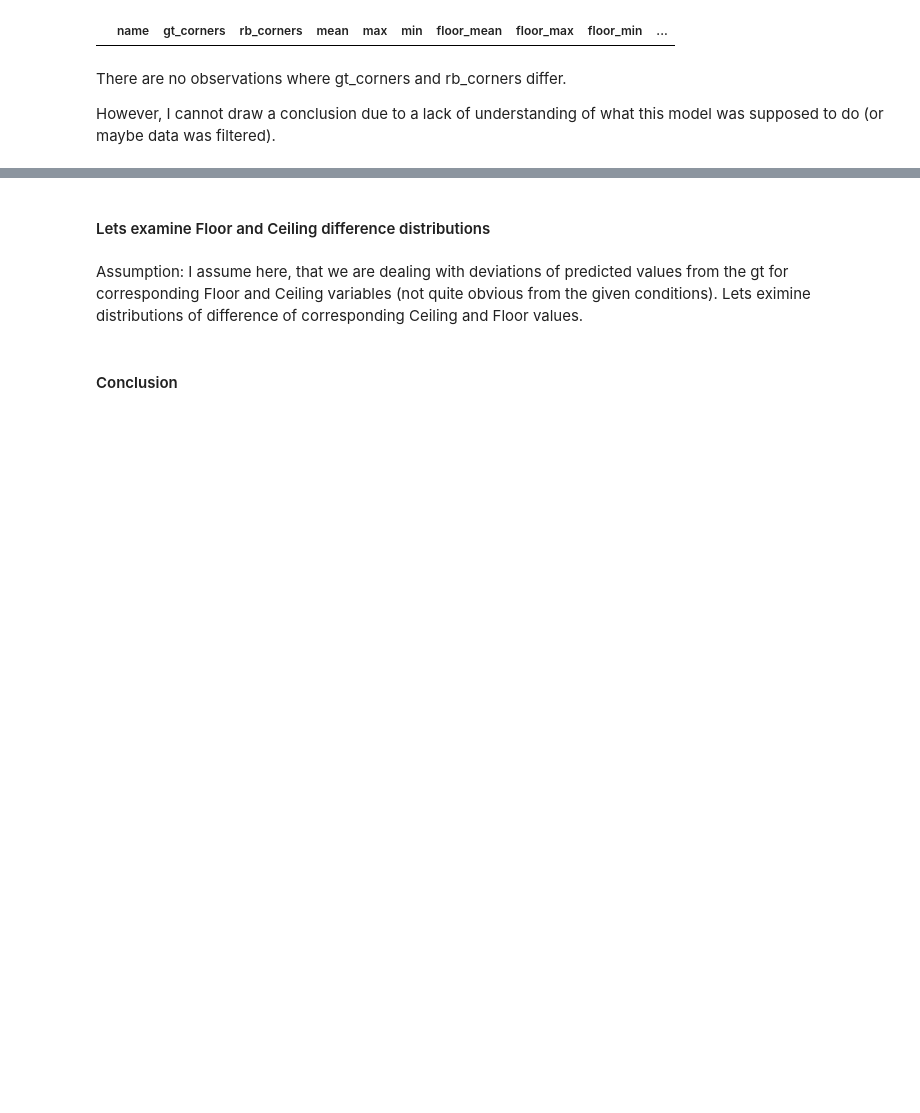
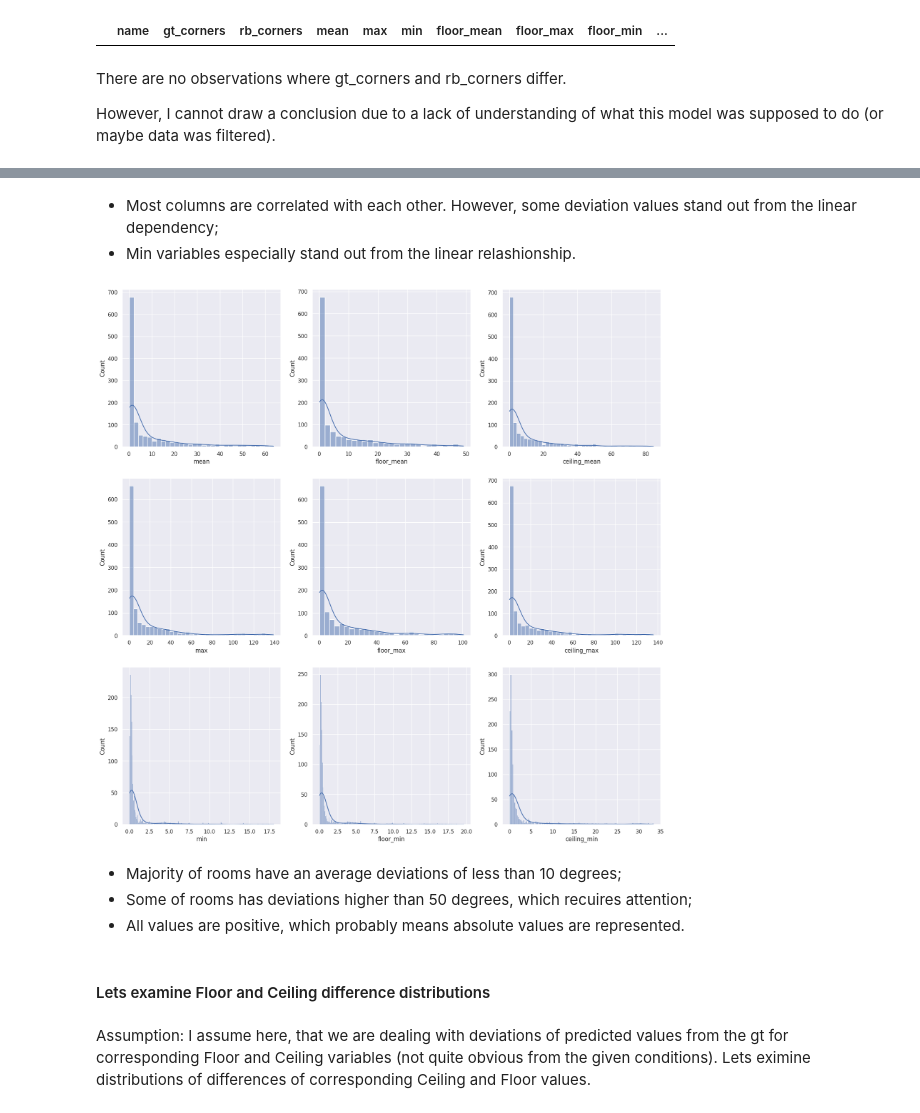
Before and after one commit to angr1it/Docusketch-test, a Jupyter notebook: Notebook.ipynb, the cells around one changed output, grey strips where cells are left out. Saved outputs shown, nothing was run; the diff lists cells and outputs as text; code cells hidden in the pictures; blank space fills up the shorter version.

```diff
--- a/Notebook.ipynb
+++ b/Notebook.ipynb
@@ -31,4 +41,15 @@ However, I cannot draw a conclusion due to a lack of understanding of what this
+# %% [markdown]
+- Most columns are correlated with each other. However, some deviation values stand out from the linear dependency;
+- Min variables especially stand out from the linear relashionship.
+# %%
+provider.get_hists();
+# %% [output]
+[figure, added]
+# %% [markdown]
+- Majority of rooms have an average deviations of less than 10 degrees;
+- Some of rooms has deviations higher than 50 degrees, which recuires attention;
+- All values are positive, which probably means absolute values are represented.
 # %% [markdown]
 #### Lets examine Floor and Ceiling difference distributions
 # %% [markdown]
-Assumption: I assume here, that we are dealing with deviations of predicted values from the gt for corresponding Floor and Ceiling variables (not quite obvious from the given conditions). Lets eximine distributions of difference of corresponding Ceiling and Floor values.
+Assumption: I assume here, that we are dealing with deviations of predicted values from the gt for corresponding Floor and Ceiling variables (not quite obvious from the given conditions). Lets eximine distributions of differences of corresponding Ceiling and Floor values.
@@ -39,2 +55,0 @@ provider = TaskPlotProvider(df)
-# %% [markdown]
-#### Conclusion
```
Also changed, not shown: parts of 8 cells of this notebook, 3 other files.
